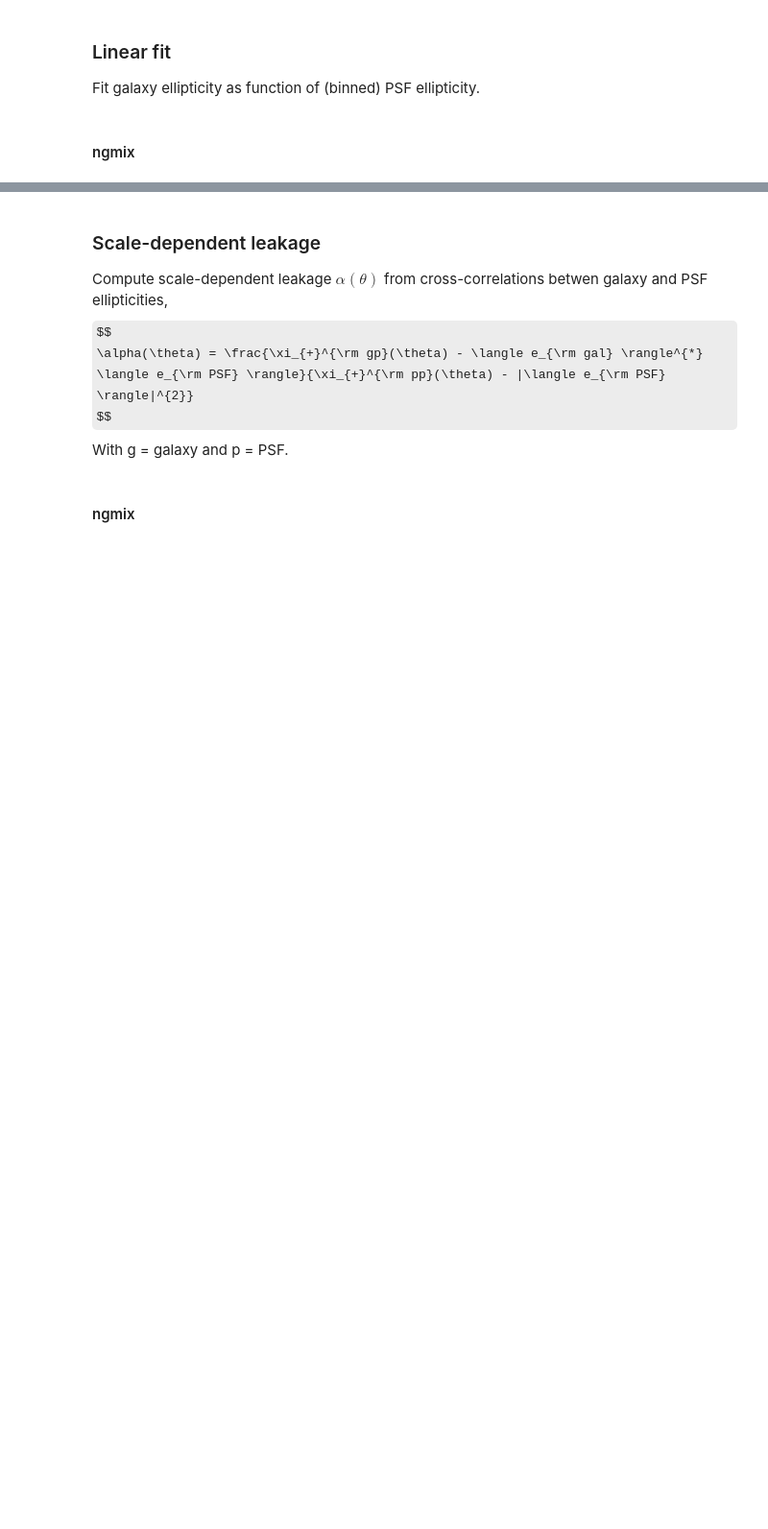
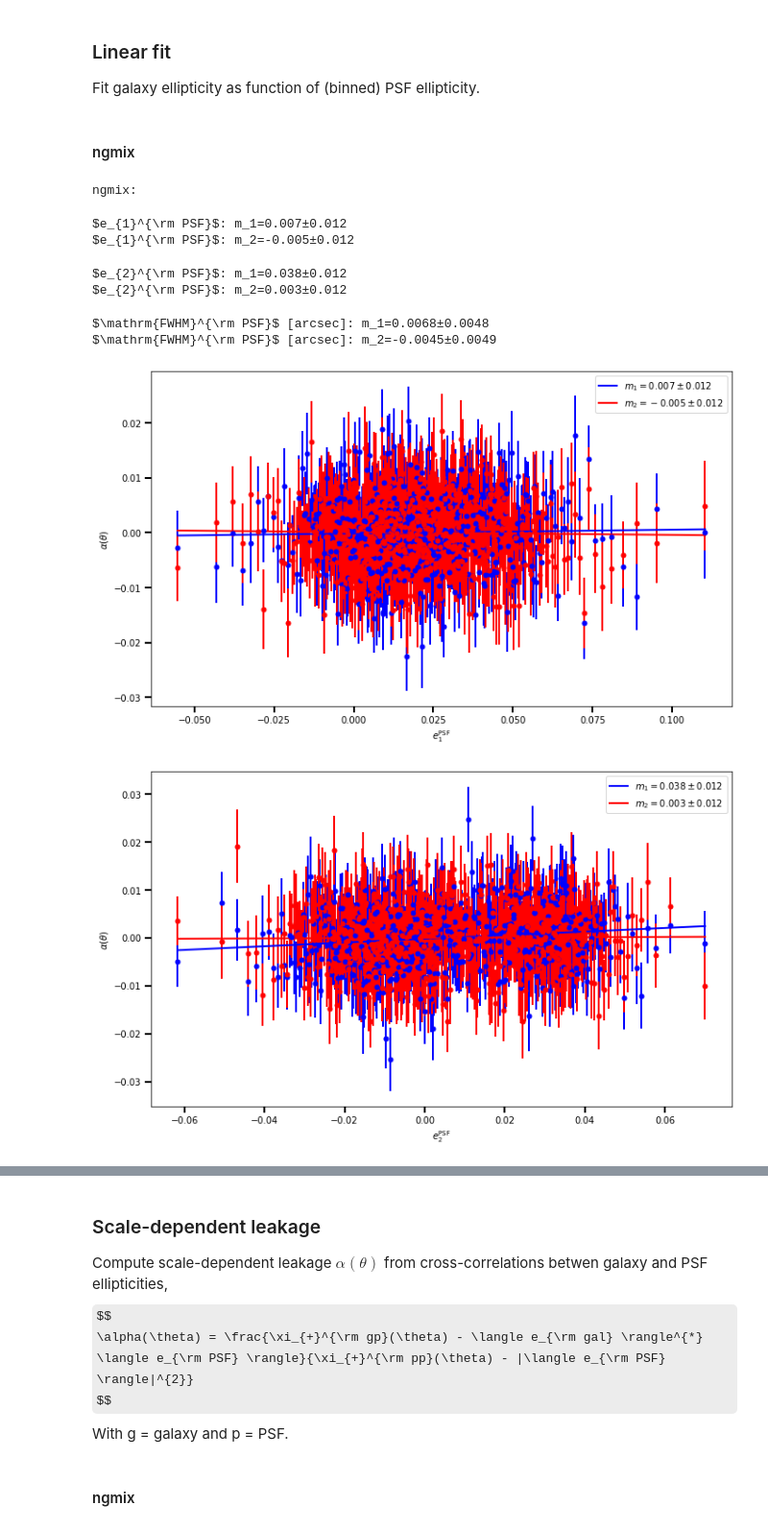
Before and after one commit to CosmoStat/sp_validation, a Jupyter notebook: notebooks/psf_leakage.ipynb, the cells around one changed output, grey strips where cells are left out. Shown at 96% size. Saved outputs shown, nothing was run; the diff lists cells and outputs as text; code cells hidden in the pictures; some formulas as TeX source; blank space fills up the shorter version.

```diff
--- a/notebooks/psf_leakage.ipynb
+++ b/notebooks/psf_leakage.ipynb
@@ -40,32 +44,42 @@ xlabel_arr = [r'$e_{1}^{\rm PSF}$', r'$e_{2}^{\rm PSF}$', r'$\mathrm{FWHM}^{\rm
 plot_dir_leakage = f'{plot_dir}/psf_leak_ngmix'
 print_stats('ngmix:', stats_file, verbose=verbose)
 
 e1 = g_corr_ngmix[0] - c_ngmix[0]
 e2 = g_corr_ngmix[1] - c_ngmix[1]
-y = [e1, e2]
+e = [e1, e2]
 weights = w_ngmix
 
 x_arr = [
     dd['NGMIX_ELL_PSFo_NOSHEAR'][:,0][m_gal_ngmix][mask],
     dd['NGMIX_ELL_PSFo_NOSHEAR'][:,1][m_gal_ngmix][mask],
     T_to_fwhm(dd['NGMIX_T_PSFo_NOSHEAR'][m_gal_ngmix][mask])
 ]
 out_name_arr = [
     'PSF_e1_vs_e_gal',
     'PSF_e2_vs_e_gal',
     'PSF_size_vs_e_gal'
 ]
 out_path_arr = [f'{plot_dir_leakage}/{name}' for name in out_name_arr]
 affine_corr_n(
     x_arr,
-    y,
+    e,
     xlabel_arr,
     ylabel,
     mlabel=mlabel,
     weights=weights,
     n_bin=n_bin,
     out_path_arr=out_path_arr,
     colors=colors,
     stats_file=stats_file,
     verbose=True
 )
+# %% [output]
+ngmix:
+$e_{1}^{\rm PSF}$: m_1=0.007±0.012
+$e_{1}^{\rm PSF}$: m_2=-0.005±0.012
+$e_{2}^{\rm PSF}$: m_1=0.038±0.012
+$e_{2}^{\rm PSF}$: m_2=0.003±0.012
+$\mathrm{FWHM}^{\rm PSF}$ [arcsec]: m_1=0.0068±0.0048
+$\mathrm{FWHM}^{\rm PSF}$ [arcsec]: m_2=-0.0045±0.0049
+[figure, added]
+[figure, added]
```
Also changed, not shown: parts of 10 cells of this notebook, 8 other files.
